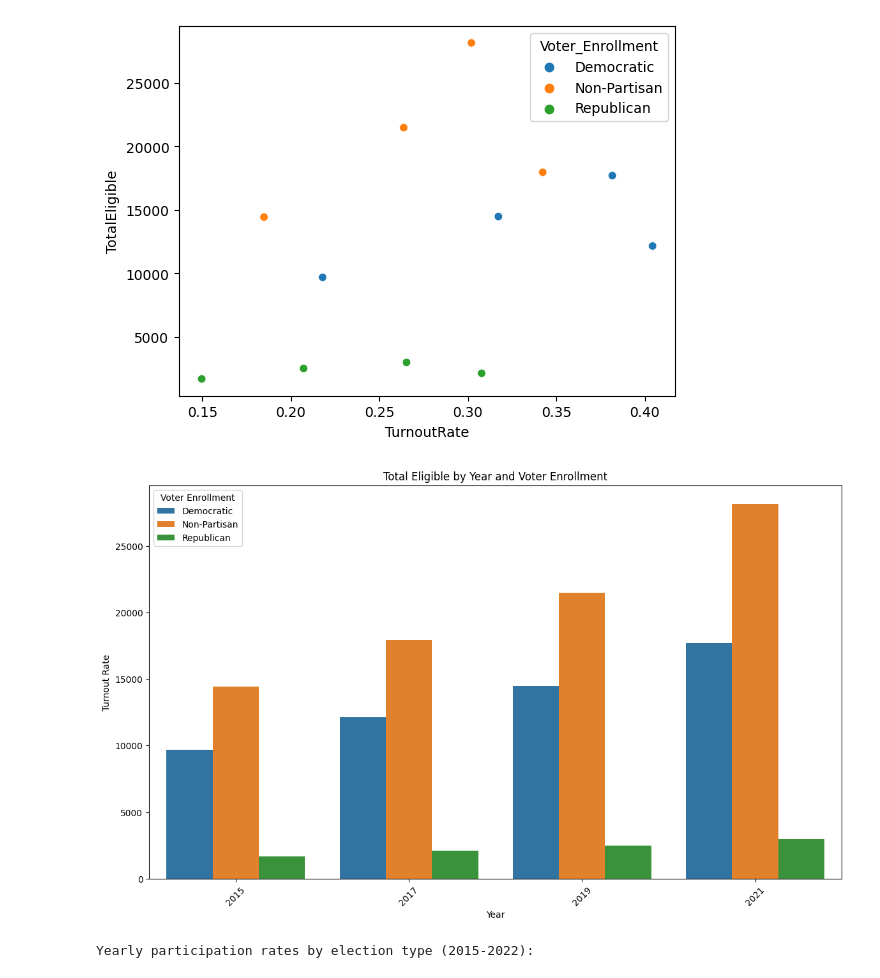
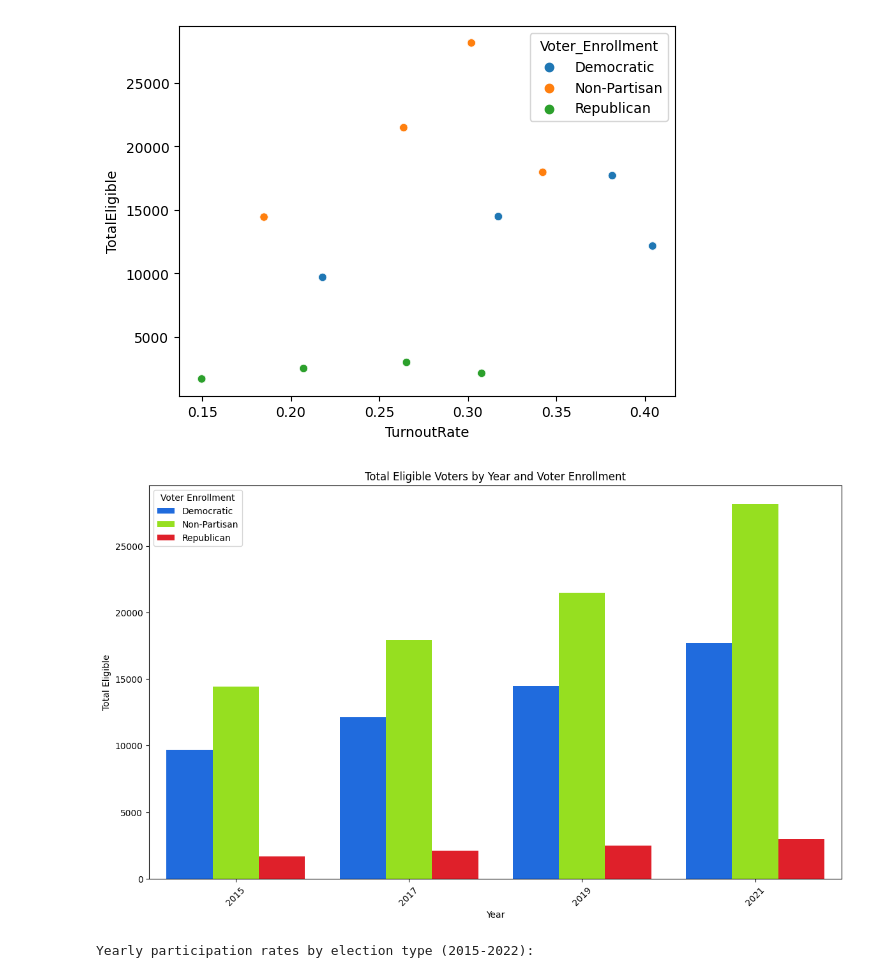
Before and after one commit to BU-Spark/dd4g-artifex-ai, a Jupyter notebook: prelim_eda.ipynb, the cells around one changed output. Drawn from its saved outputs; the diff is of its cells as text; code cells hidden in the pictures.

```diff
--- a/prelim_eda.ipynb
+++ b/prelim_eda.ipynb
@@ -523,25 +525,26 @@ sns.scatterplot(filtered_data, x='TurnoutRate', y='TotalEligible', hue='Voter_En
 # %%
 plt.figure(figsize=(14, 8))
 
 # Create the bar plot
 sns.barplot(
     data=filtered_data,
     x='Year',
     y='TotalEligible',
-    hue='Voter_Enrollment'
+    hue='Voter_Enrollment',
+    palette=['#0165fc', '#9dff00', '#ff000d']
 )
 
 # Set the title and labels
-plt.title('Total Eligible by Year and Voter Enrollment')
+plt.title('Total Eligible Voters by Year and Voter Enrollment')
 plt.xlabel('Year')
-plt.ylabel('Turnout Rate')
+plt.ylabel('Total Eligible')
 plt.xticks(rotation=45)
 plt.legend(title='Voter Enrollment')
 
 # Show the plot
 plt.show()
 # %% [output]
-[figure, old version]
+[figure, new version]
 # %%
 midterm_dates = ['2018-11-06', '2022-11-08']
 # Convert ElectionDate to datetime if it's not already
```
Also changed, not shown: parts of 12 cells of this notebook.
